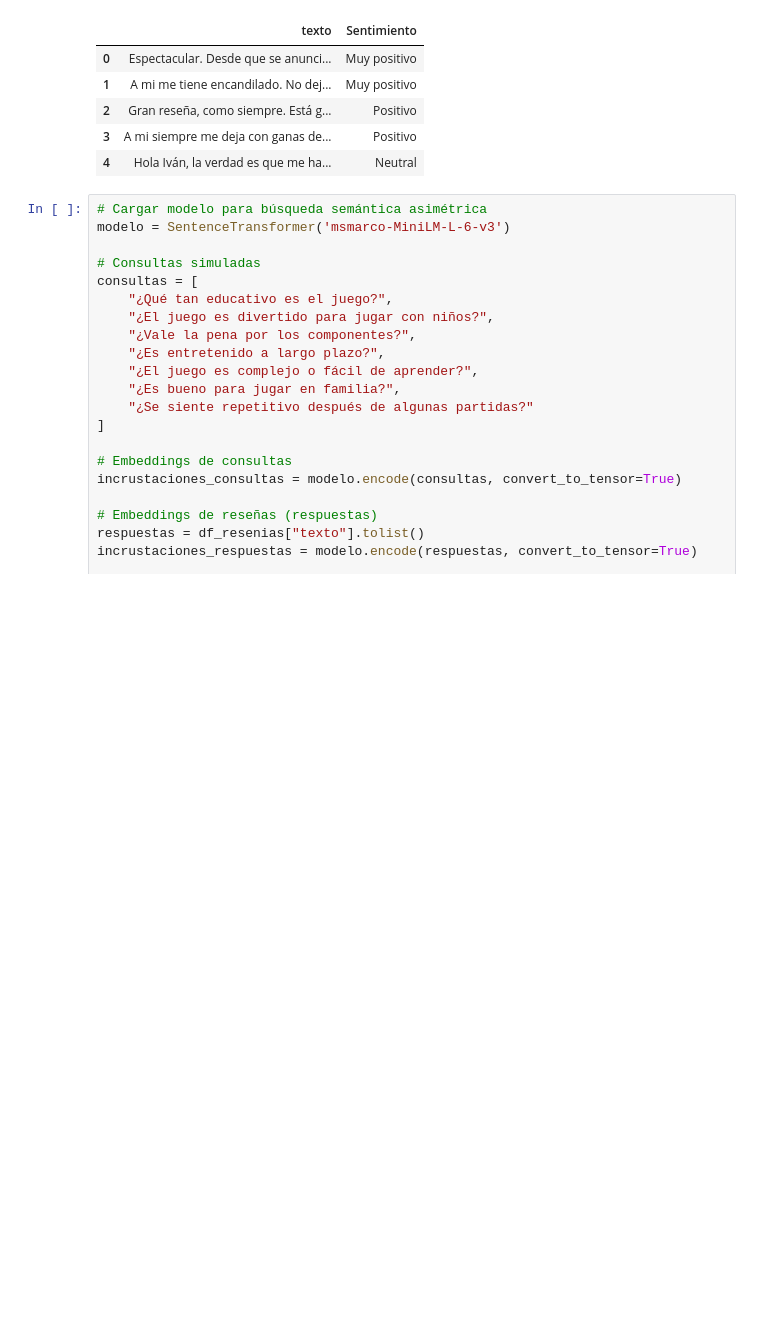
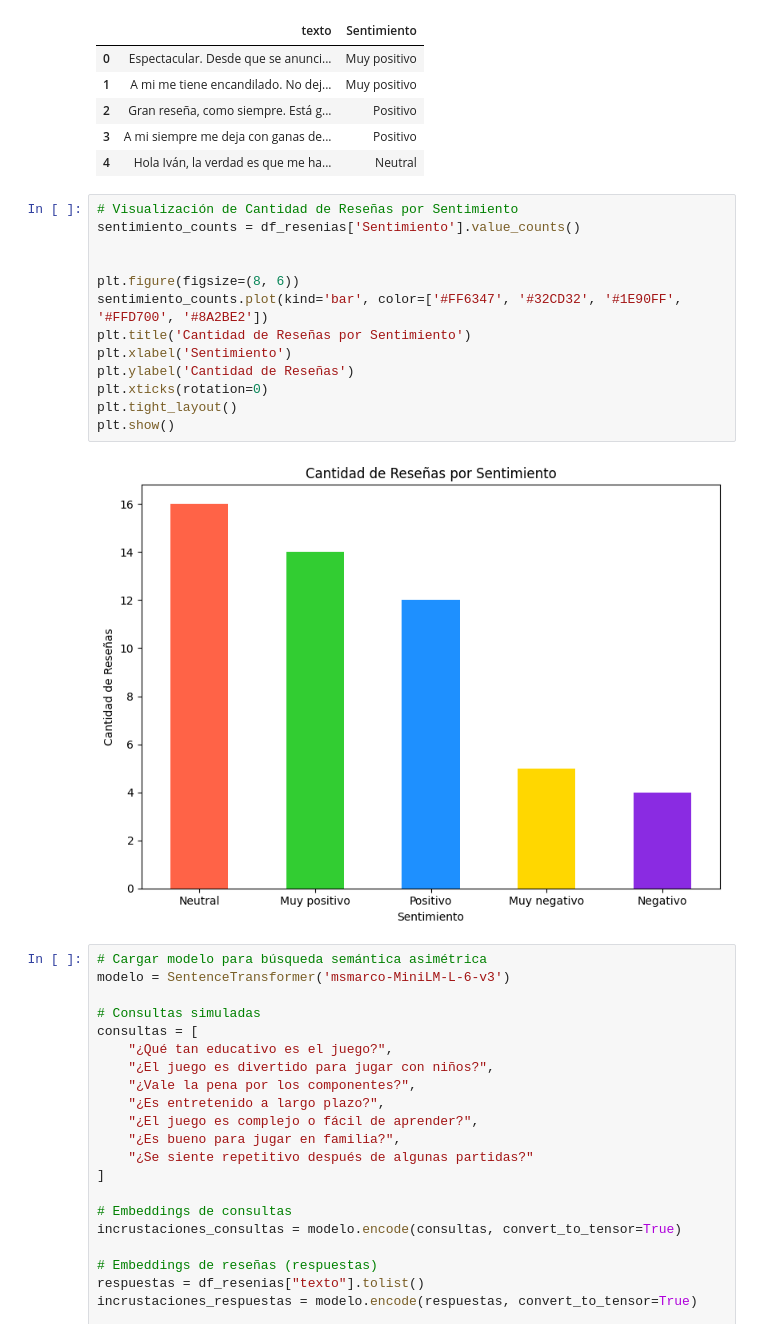
Before and after one commit to Kabarou/NLP_Parte2, a Jupyter notebook: main.ipynb, the cells around one changed output. Saved outputs shown, nothing was run; the diff lists cells and outputs as text; blank space fills up the shorter version.

```diff
--- a/main.ipynb
+++ b/main.ipynb
@@ -492,6 +486,21 @@ df_resenias.head(5)
 | 2 | Gran reseña, como siempre. Está g... | Positivo |
 | 3 | A mi siempre me deja con ganas de... | Positivo |
 | 4 | Hola Iván, la verdad es que me ha... | Neutral |
+# %%
+# Visualización de Cantidad de Reseñas por Sentimiento
+sentimiento_counts = df_resenias['Sentimiento'].value_counts()
+
+
+plt.figure(figsize=(8, 6))
+sentimiento_counts.plot(kind='bar', color=['#FF6347', '#32CD32', '#1E90FF', '#FFD700', '#8A2BE2'])
+plt.title('Cantidad de Reseñas por Sentimiento')
+plt.xlabel('Sentimiento')
+plt.ylabel('Cantidad de Reseñas')
+plt.xticks(rotation=0)
+plt.tight_layout()
+plt.show()
+# %% [output]
+[figure, added]
 # %%
 # Cargar modelo para búsqueda semántica asimétrica
 modelo = SentenceTransformer('msmarco-MiniLM-L-6-v3')
```
Also changed, not shown: parts of 8 cells of this notebook, 3 other files.
